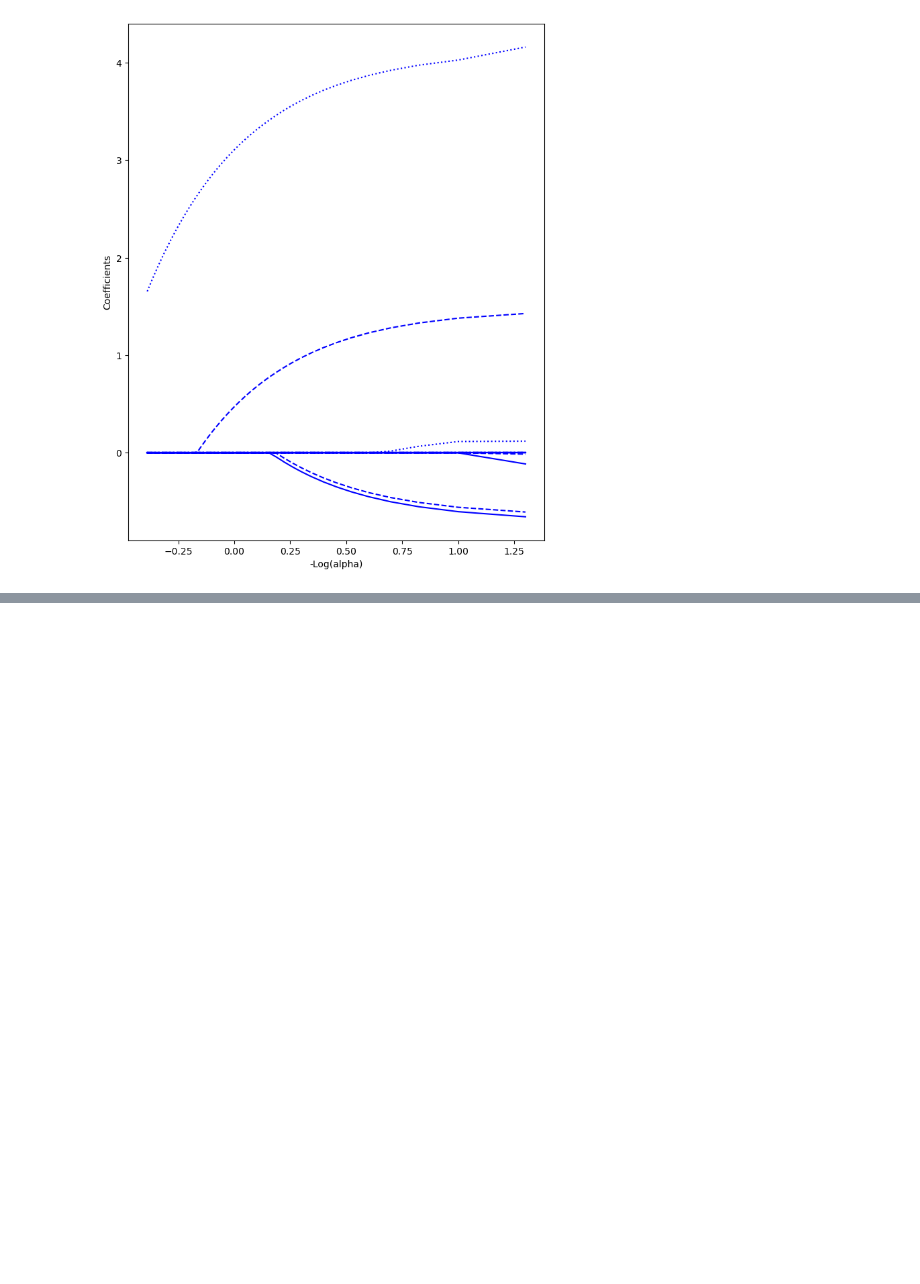
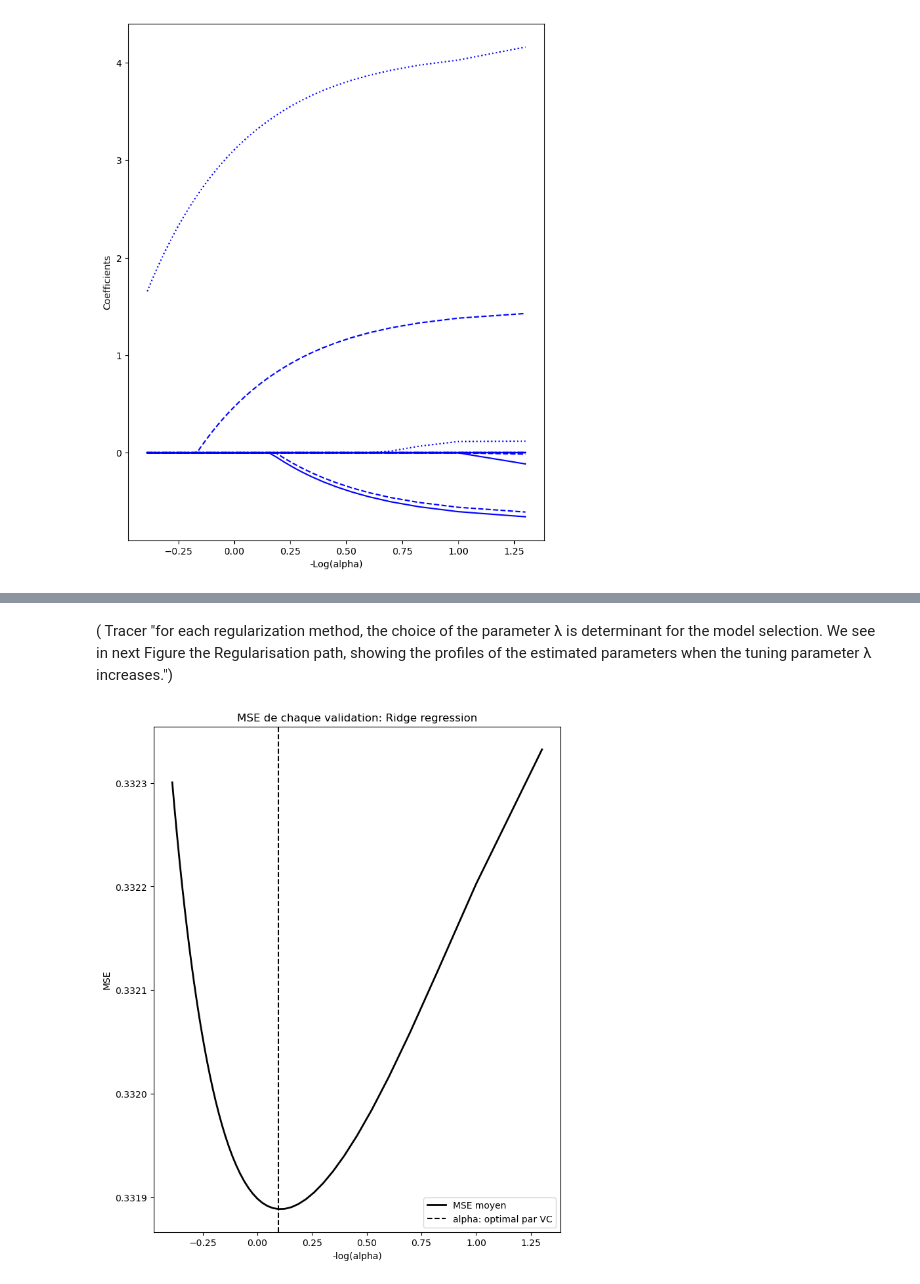
Before and after one commit to Anhquannnnnn/Machine-Learning, a Jupyter notebook: Python.ipynb, the cells around one changed output, grey strips where cells are left out. Saved outputs shown, nothing was run; the diff lists cells and outputs as text; code cells hidden in the pictures; blank space fills up the shorter version.

```diff
--- a/Python.ipynb
+++ b/Python.ipynb
@@ -325,0 +388,32 @@ plt.show()
+# %% [markdown]
+( Tracer "for each regularization method, the choice of the parameter λ is
+determinant for the model selection. We see in next Figure the
+Regularisation path, showing the profiles of the estimated
+parameters when the tuning parameter λ increases.")
+# %%
+from sklearn.linear_model import RidgeCV
+
+# Définition des valeurs de alpha à tester
+alphas = np.array(range(1, 50, 1)) / 20.
+
+# Modèle Ridge avec validation croisée
+model = RidgeCV(alphas=alphas, store_cv_values=True).fit(Xc_train, Yc_train)
+
+# Transformation de alpha en échelle logarithmique
+m_log_alphas = -np.log10(alphas)
+
+plt.figure()
+
+# Tracé des erreurs de validation croisée
+plt.plot(m_log_alphas, model.cv_values_.mean(axis=0), 'k', label='MSE moyen', linewidth=2)
+
+# Ajout de la ligne correspondant au meilleur alpha trouvé
+plt.axvline(-np.log10(model.alpha_), linestyle='--', color='k', label='alpha: optimal par VC')
+
+plt.legend()
+plt.xlabel('-log(alpha)')
+plt.ylabel('MSE')
+plt.title('MSE de chaque validation: Ridge regression')
+plt.show()
+# %% [output]
+[figure, added]
```
Also changed, not shown: parts of 13 cells of this notebook.
